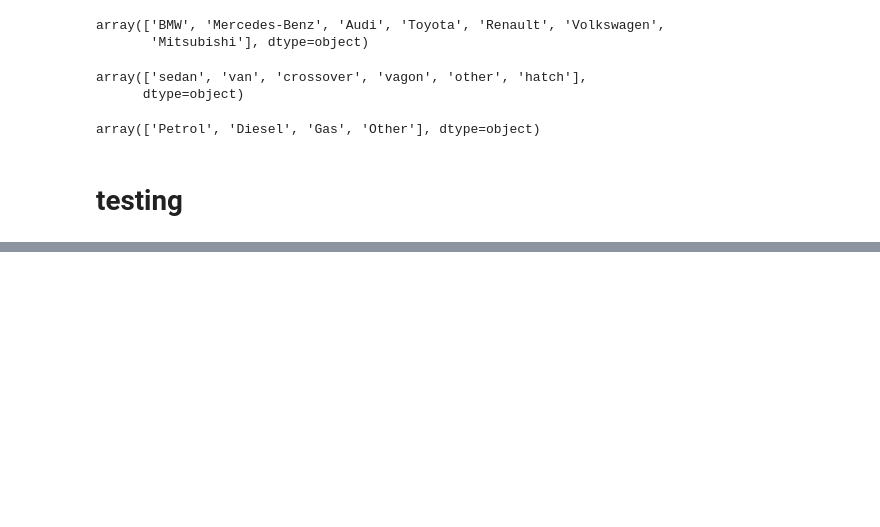
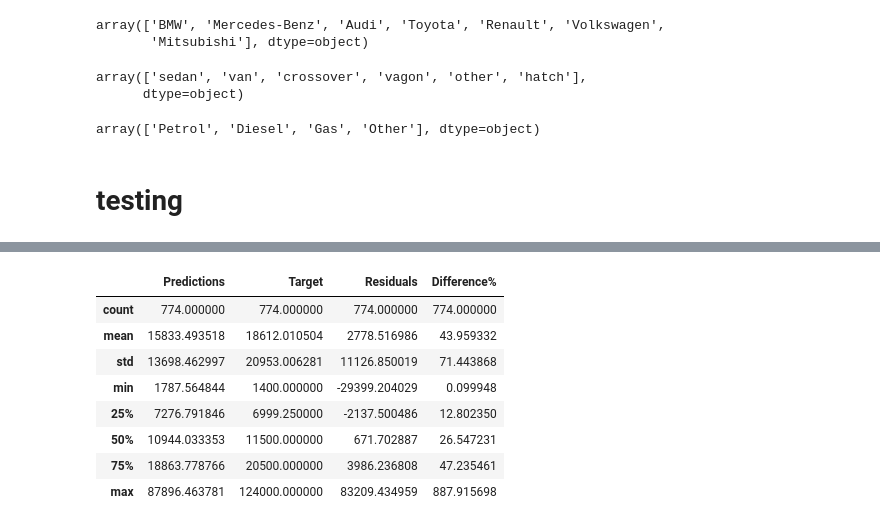
Before and after one commit to tansudasli/analytics-sandbox, a Jupyter notebook: car_sales_lineer_regression.ipynb, the cells around one changed output, grey strips where cells are left out. Cells and saved outputs as stored; diff of their text form; code cells hidden in the pictures; blank space fills up the shorter version.

```diff
--- a/car_sales_lineer_regression.ipynb
+++ b/car_sales_lineer_regression.ipynb
@@ -528,0 +607,14 @@ array(['Petrol', 'Diesel', 'Gas', 'Other'], dtype=object)
+# %%
+df_pf.describe()
+
+# min difference% very close to 0, but max and %75 percentile has very big gap !
+# %% [output]
+|  | Predictions | Target | Residuals | Difference% |
+| count | 774.000000 | 774.000000 | 774.000000 | 774.000000 |
+| mean | 15833.493518 | 18612.010504 | 2778.516986 | 43.959332 |
+| std | 13698.462997 | 20953.006281 | 11126.850019 | 71.443868 |
+| min | 1787.564844 | 1400.000000 | -29399.204029 | 0.099948 |
+| 25% | 7276.791846 | 6999.250000 | -2137.500486 | 12.802350 |
+| 50% | 10944.033353 | 11500.000000 | 671.702887 | 26.547231 |
+| 75% | 18863.778766 | 20500.000000 | 3986.236808 | 47.235461 |
+| max | 87896.463781 | 124000.000000 | 83209.434959 | 887.915698 |
```
Also changed, not shown: parts of 14 cells of this notebook.
